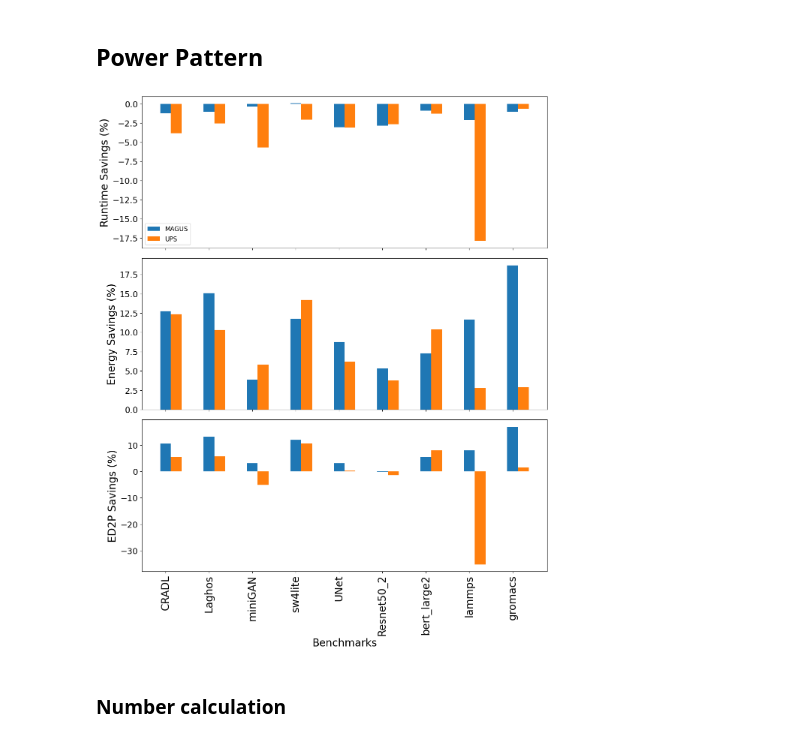
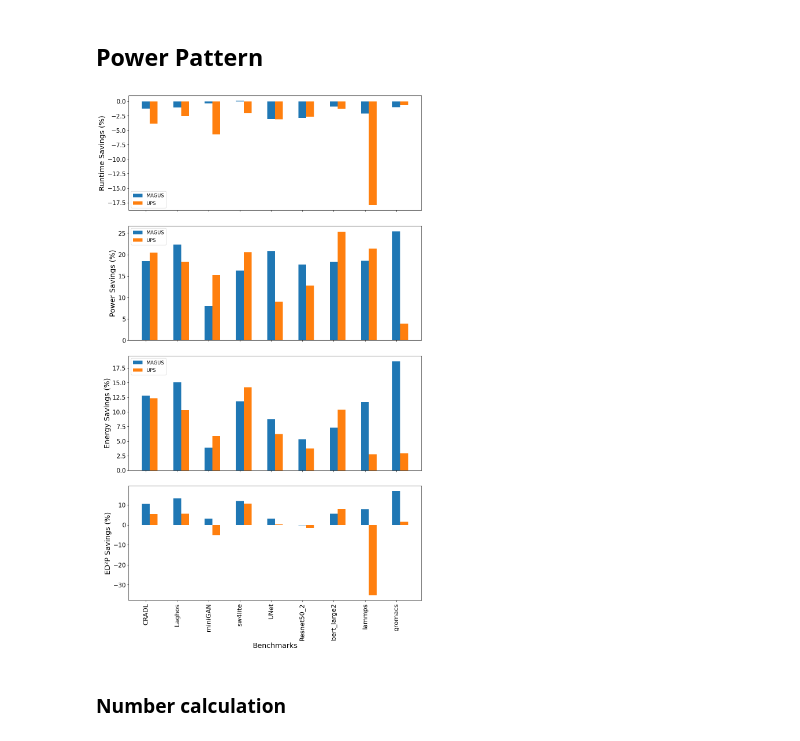
Before and after one commit to zzheng33/power, a Jupyter notebook: GPGPU/data/uncore_fs.ipynb, the cells around one changed output. Drawn from its saved outputs; the diff is of its cells as text; code cells hidden in the pictures.

```diff
--- a/GPGPU/data/uncore_fs.ipynb
+++ b/GPGPU/data/uncore_fs.ipynb
@@ -705,18 +733,18 @@ plot_memory_throughput(mem_tps_dir_max,mem_tps_dir_min,mem_tps_dir_dynamic,"wher
 # %%
 benchmarks = ['CRADL', 'Laghos', 'miniGAN', 'sw4lite','UNet','Resnet50_2','bert_large2','lammps','gromacs']
 
 # Directories
 baseline_dir = "./ecp_power_res/no_power_shift/max_uncore/"
 min_uncore_dir = "./ecp_power_res/no_power_shift/min_uncore/"
 dynamic_uncore_dir = "./ecp_power_res/no_power_shift/dynamic_uncore/"
 ups_uncore_dir = "./ecp_power_res/no_power_shift/ups_uncore/old/"
 
-runtimes_savings, energy_savings, edp_savings = calculate_savings_percentage(benchmarks,
+runtimes_savings, energy_savings, edp_savings, power_savings = calculate_savings_percentage(benchmarks,
                                                 baseline_dir, min_uncore_dir, dynamic_uncore_dir,ups_uncore_dir)
 # Plot combined runtime and energy savings
-plot_combined_bars_savings(runtimes_savings, energy_savings, edp_savings, benchmarks, ['Min Uncore Freq', 'MAGUS','UPS'],"ECP_saving")
+plot_combined_bars_savings(runtimes_savings, energy_savings, edp_savings, power_savings, benchmarks, ['Min Uncore Freq', 'MAGUS','UPS'],"ECP_saving")
 # %% [output]
-[figure, old version]
+[figure, new version]
 # %% [markdown]
 ### Number calculation
 # %%
```
Also changed, not shown: parts of 7 cells of this notebook, 7 other files.
